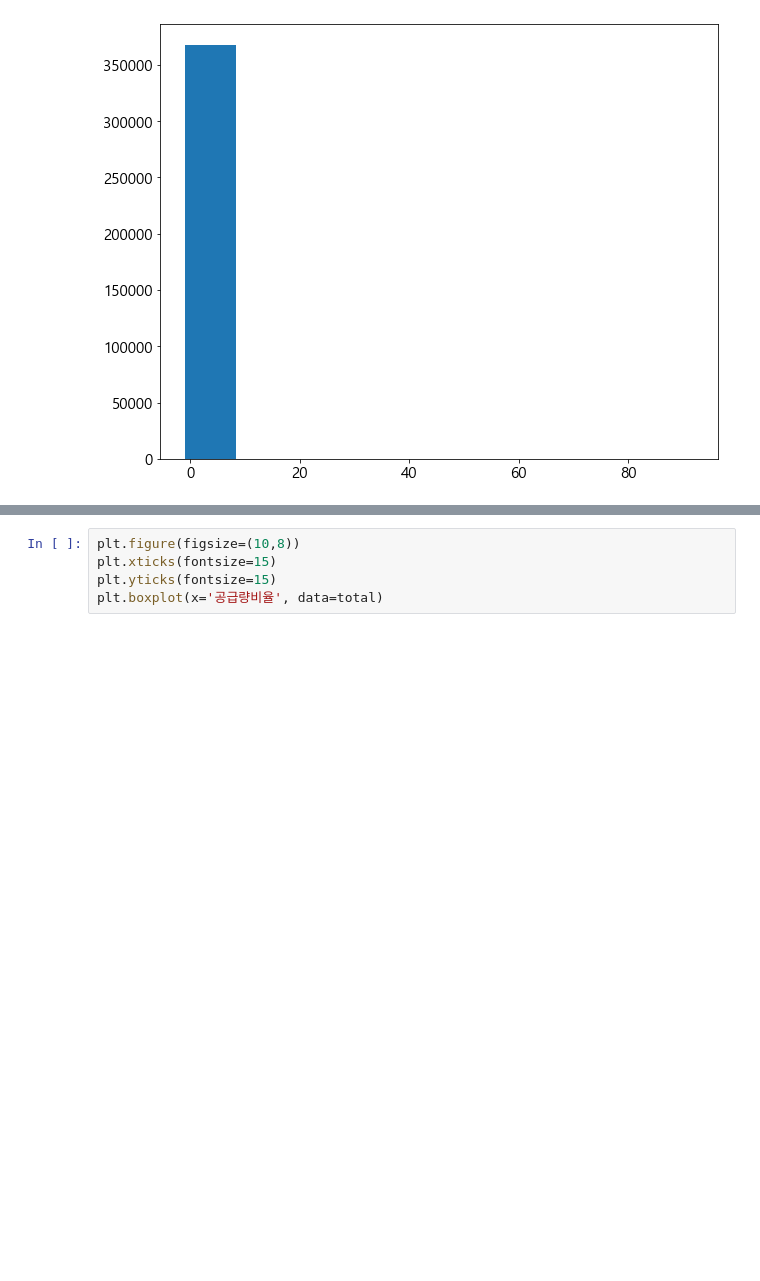
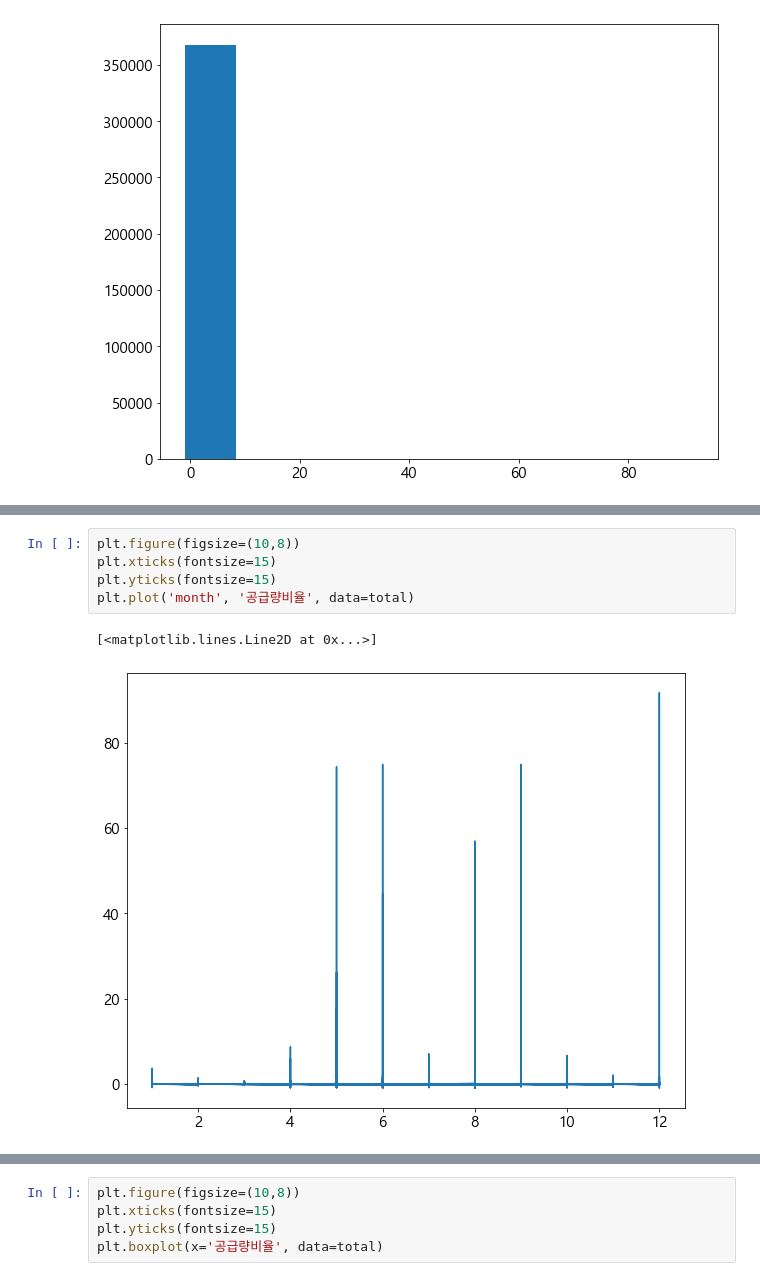
Before and after one commit to kbjung/LikeLion_13th_DataCourse, a Jupyter notebook: TP02/07_결과_출력/07-05_결과_출력(pycaret)_ver1.6(2021.12.02).ipynb, the cells around one changed output, grey strips where cells are left out. Saved outputs shown, nothing was run; the diff lists cells and outputs as text; blank space fills up the shorter version.

```diff
--- a/TP02/07_결과_출력/07-05_결과_출력(pycaret)_ver1.6(2021.12.02).ipynb
+++ b/TP02/07_결과_출력/07-05_결과_출력(pycaret)_ver1.6(2021.12.02).ipynb
@@ -655,0 +662,8 @@ plt.hist(x='공급량비율', data=test2019)
+# %%
+plt.figure(figsize=(10,8))
+plt.xticks(fontsize=15)
+plt.yticks(fontsize=15)
+plt.plot('month', '공급량비율', data=total)
+# %% [output]
+[<matplotlib.lines.Line2D at 0x...>]
+[figure, added]
```
Also changed, not shown: parts of 24 cells of this notebook, 21 other files.
